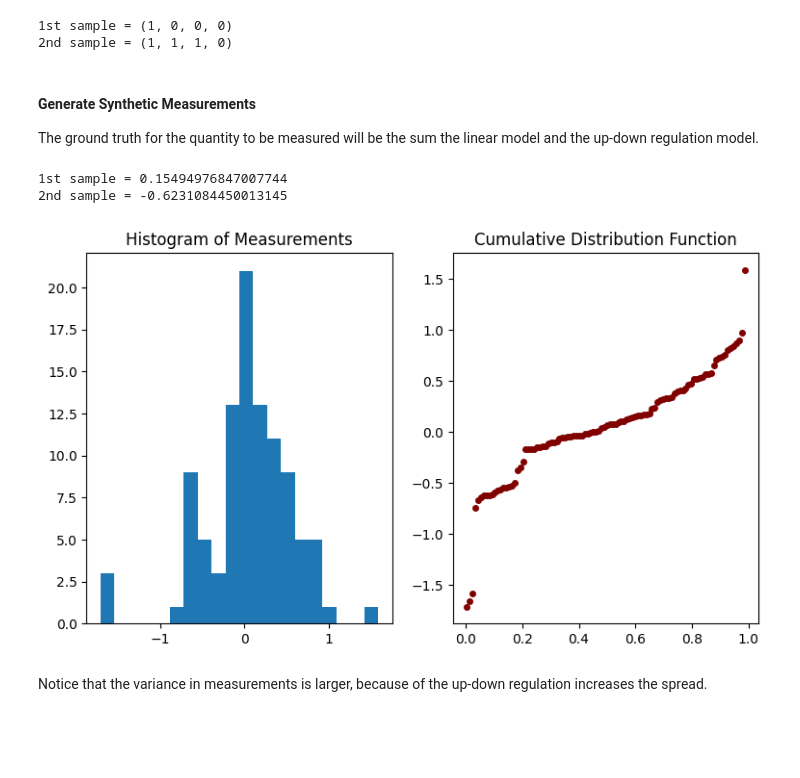
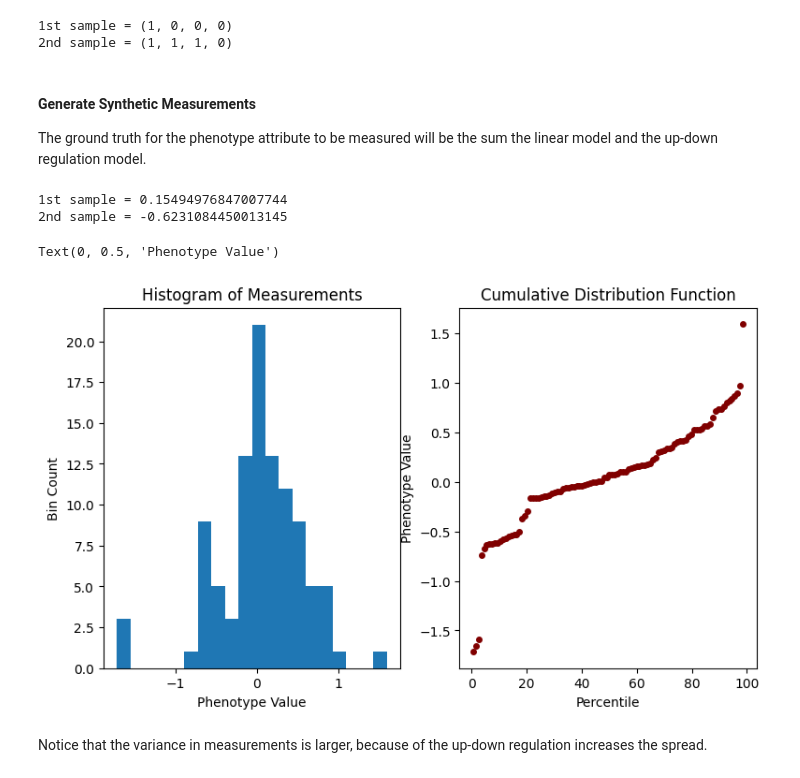
Before and after one commit to DesignToolInvestor/MLPlay, a Jupyter notebook: LinVNon/NonLin.ipynb, the cells around one changed output. Cells and saved outputs as stored; diff of their text form; code cells hidden in the pictures; blank space fills up the shorter version.

```diff
--- a/LinVNon/NonLin.ipynb
+++ b/LinVNon/NonLin.ipynb
@@ -49,4 +90,4 @@ specific paris of genes are present.
 # %%
-linWeight = [uniform(-1,1) for _ in range(nGene)]
-print(f'weights = {linWeight}')
+linCompWeight = [uniform(-1,1) for _ in range(nGene)]
+print(f'Weights of the linear component = {linCompWeight}')
 # %% [output]
@@ -61,7 +102,7 @@ def LinMod(weights, genes):
 # %% [markdown]
 Create a model for up and down regulation based on pairs of genes
 # %%
-def UpDownMod(geneSamp, upGroups,downGroups):
+def UpDownModel(geneSamp, upGroups,downGroups):
 	result = 0
 	for group in upGroups:
 		if all((m and d) or not m for (m,d) in zip(geneSamp,group)):
@@ -138,28 +156,36 @@ print(f'2nd sample = {geneSampNum[1]}')
 # %% [markdown]
 #### Generate Synthetic Measurements
 
-The ground truth for the quantity to be measured will be the sum the linear model and the up-down
-regulation model.
+The ground truth for the phenotype attribute to be measured will be the sum the linear model and the
+up-down regulation model.
+# %%
+truePheno = tuple(
+	LinMod(linCompWeight, gn) + UpDownModel(gs,upGroups,downGroups)
+	for (gn,gs) in zip(geneSampNum,geneSampBool)
+)
 # %%
-meas = tuple(
-	LinMod(linWeight, gn) + gauss(0,sigma) + UpDownMod(gs,upGroups,downGroups)
-	for (gn,gs) in zip(geneSampNum,geneSampBool))
-print(f'1st sample = {meas[0]}')
-print(f'2nd sample = {meas[1]}')
+measPheno = tuple(tm + gauss(0,sigma) for tm in truePheno)
+print(f'1st sample = {measPheno[0]}')
+print(f'2nd sample = {measPheno[1]}')
 # %% [output]
 1st sample = 0.15494976847007744
 2nd sample = -0.6231084450013145
 # %%
 fig, (ax0,ax1) = plot.subplots(1,2, figsize=(9,5))
 
-ax0.hist(meas,bins=20)
+ax0.hist(measPheno, bins=20)
 ax0.title.set_text('Histogram of Measurements')
+ax0.set_xlabel('Phenotype Value')
+ax0.set_ylabel('Bin Count')
 
-x = [(k + 0.5)/(nSamp + 1) for k in range(nSamp)]
-ax1.plot(x,sorted(meas), 'o', ms=4, c='maroon')
+x = [100*(k + 0.5)/(nSamp + 1) for k in range(nSamp)]
+ax1.plot(x,sorted(measPheno), 'o', ms=4, c='maroon')
 ax1.title.set_text('Cumulative Distribution Function')
+ax1.set_xlabel('Percentile')
+ax1.set_ylabel('Phenotype Value')
 # %% [output]
+Text(0, 0.5, 'Phenotype Value')
-[figure, old version]
+[figure, new version]
 # %% [markdown]
 Notice that the variance in measurements is larger, because of the up-down regulation increases
 the spread.
```
Also changed, not shown: parts of 27 cells of this notebook.
